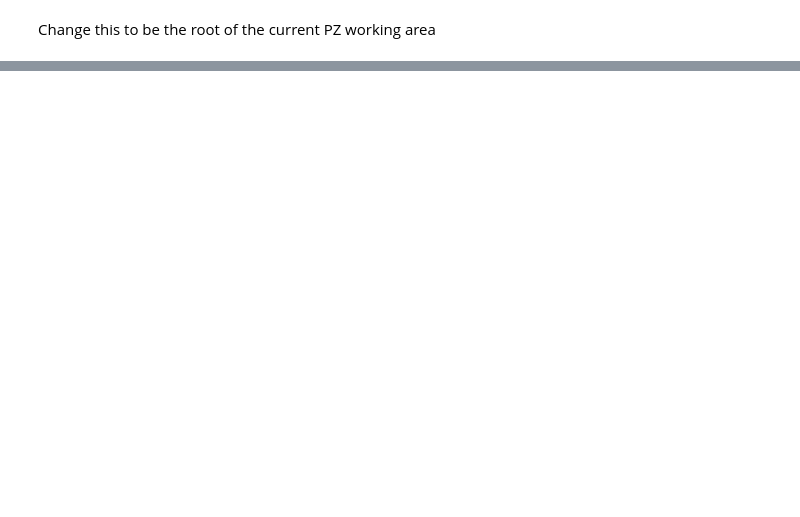
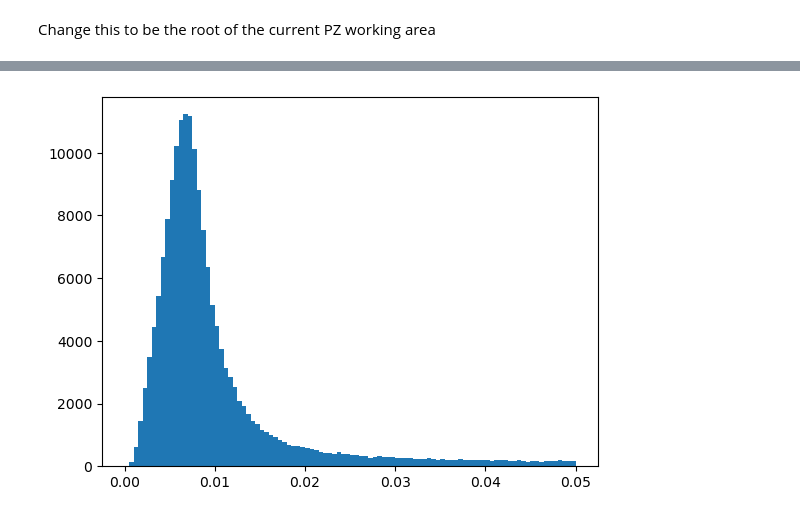
Before and after one commit to eacharles/rail_raruma, a Jupyter notebook: nb/Syst/Admixture.ipynb, the cells around one changed output, grey strips where cells are left out. Saved outputs shown, nothing was run; the diff lists cells and outputs as text; code cells hidden in the pictures; blank space fills up the shorter version.

```diff
--- a/nb/Syst/Admixture.ipynb
+++ b/nb/Syst/Admixture.ipynb
@@ -64,0 +186,4 @@ new_colors - colors
+# %%
+_ = plt.hist(diff_mags.std(axis=1), bins=np.linspace(-0.0, 0.05, 101))
+# %% [output]
+[figure, added]
```
Also changed, not shown: parts of 26 cells of this notebook, 3 other files.
